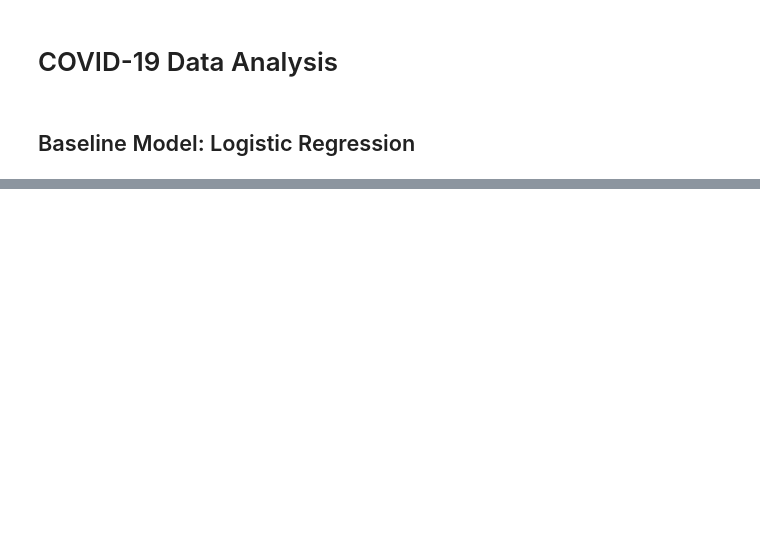
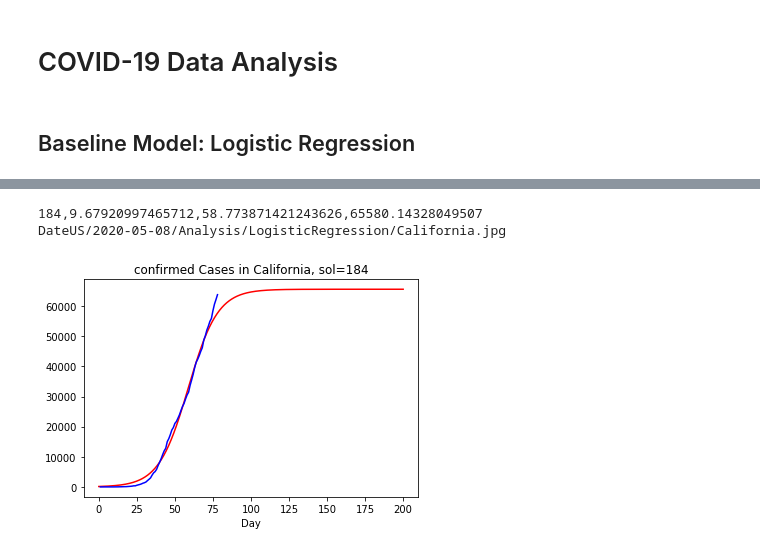
Before and after one commit to easternRainy/COVID19-N20, a Jupyter notebook: LogisticModel.ipynb, the cells around one changed output, grey strips where cells are left out. Saved outputs shown, nothing was run; the diff lists cells and outputs as text; code cells hidden in the pictures; blank space fills up the shorter version.

```diff
--- a/LogisticModel.ipynb
+++ b/LogisticModel.ipynb
@@ -28,0 +38,10 @@ DateWorld/2020-05-08/Analysis/LogisticRegression/China.jpg
+# %%
+create_paths("DateUS")
+state = "California"
+X_FIELD = "tagged_day"
+Y_FIELD = "confirmed"
+test_size,diff,sol,train_error,test_error,a,b,c = plot_logistic(state, p.LR, X_FIELD, Y_FIELD)
+# %% [output]
+184,9.67920997465712,58.773871421243626,65580.14328049507
+DateUS/2020-05-08/Analysis/LogisticRegression/California.jpg
+[figure, added]
```
Also changed, not shown: parts of 4 cells of this notebook.
